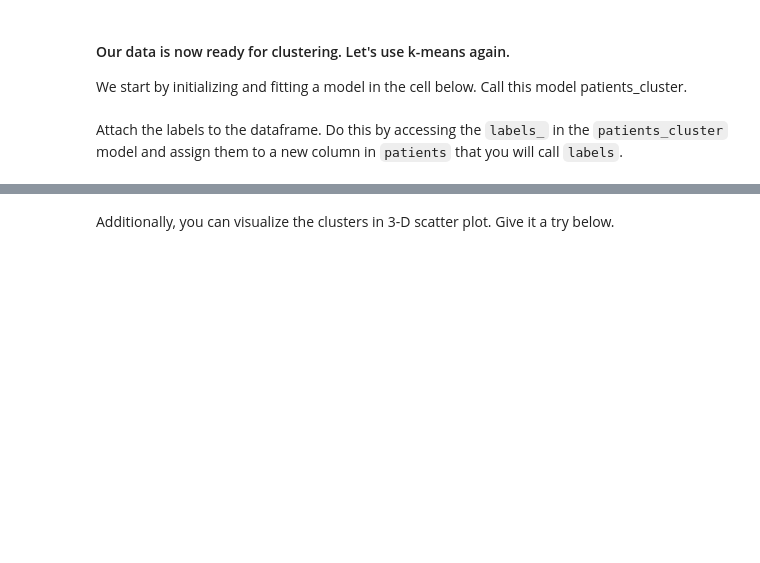
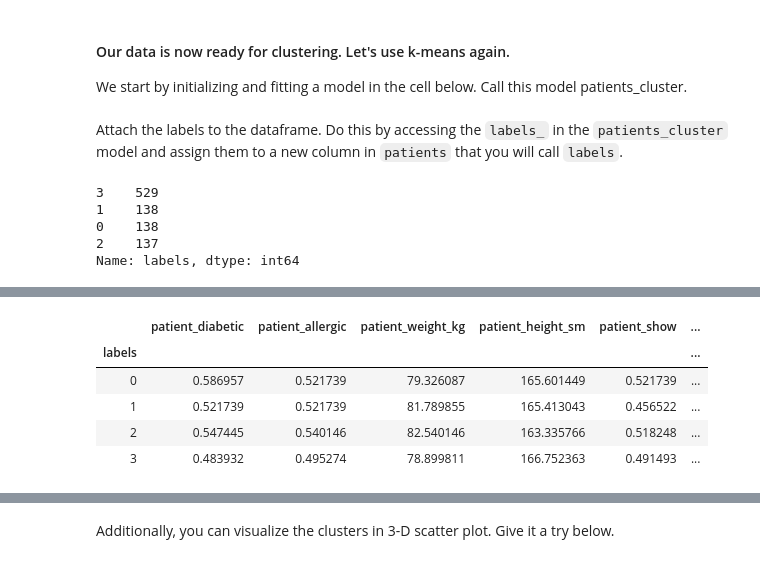
Before and after one commit to ta-data-lis/lab-unsupervised-learning-and-sklearn, a Jupyter notebook: your-code/main.ipynb, the cells around one changed output, grey strips where cells are left out. Drawn from its saved outputs; the diff is of its cells as text; code cells hidden in the pictures; blank space fills up the shorter version.

```diff
--- a/your-code/main.ipynb
+++ b/your-code/main.ipynb
@@ -307,6 +461,14 @@ We start by initializing and fitting a model in the cell below. Call this model
 Attach the labels to the dataframe. Do this by accessing the `labels_` in the `patients_cluster` model and assign them to a new column in `patients` that you will call `labels`.
 # %%
 # Your code here:
+patients['labels'] = patients_cluster.labels_
+patients.labels.value_counts()
+# %% [output]
+3    529
+1    138
+0    138
+2    137
+Name: labels, dtype: int64
 # %% [markdown]
 Now using a `groupby`, find the mean of every variable in `patients` and group by the `labels` column. This summary will allow us to see how the patients differ between the clusters. Your output should look similar to the image below.
 
@@ -315,5 +477,13 @@ Now using a `groupby`, find the mean of every variable in `patients` and group b
 Additionally, add a comment to describe which columns have the largest difference between clusters.
 # %%
 # Your code here:
+patients.groupby('labels').mean()
+# %% [output]
+|  | patient_diabetic | patient_allergic | patient_weight_kg | patient_height_sm | patient_show | ... |
+| labels |  |  |  |  |  | ... |
+| 0 | 0.586957 | 0.521739 | 79.326087 | 165.601449 | 0.521739 | ... |
+| 1 | 0.521739 | 0.521739 | 81.789855 | 165.413043 | 0.456522 | ... |
+| 2 | 0.547445 | 0.540146 | 82.540146 | 163.335766 | 0.518248 | ... |
+| 3 | 0.483932 | 0.495274 | 78.899811 | 166.752363 | 0.491493 | ... |
 # %%
 # Your comment here:
```
Also changed, not shown: parts of 25 cells of this notebook.
